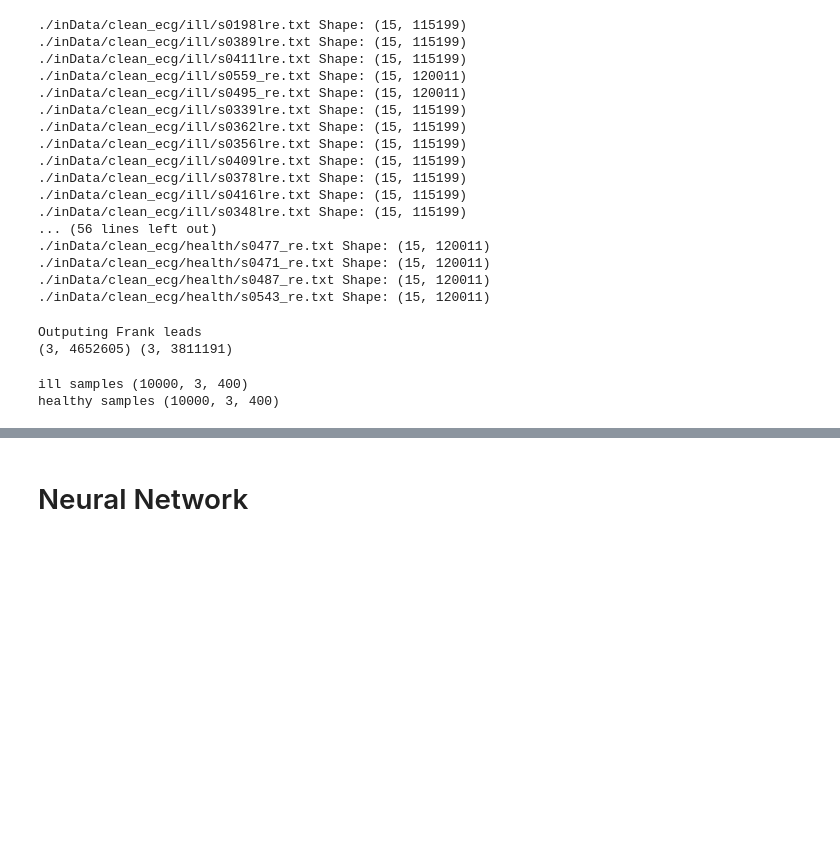
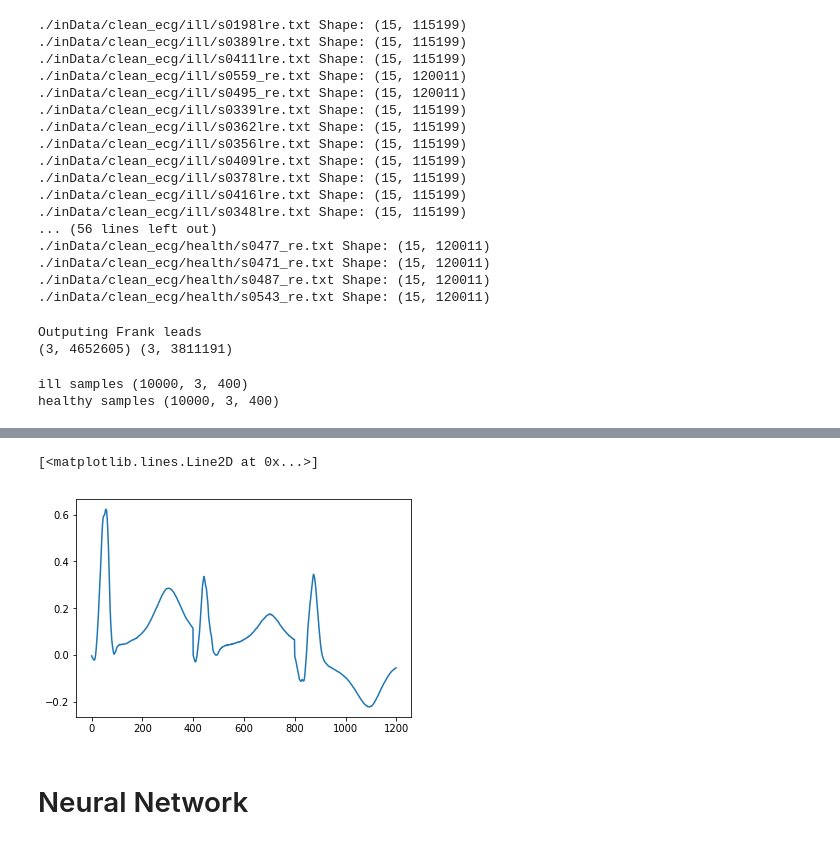
Before and after one commit to Smith42/neuralnet-mcg, a Jupyter notebook: prototypeThree-cleanECG.ipynb, the cells around one changed output, grey strips where cells are left out. Cells and saved outputs as stored; diff of their text form; code cells hidden in the pictures; blank space fills up the shorter version.

```diff
--- a/prototypeThree-cleanECG.ipynb
+++ b/prototypeThree-cleanECG.ipynb
@@ -271,3 +272,8 @@ visualiseData(ecgData, classData, 5, False)
+# %%
+plt.plot(ecgData[0])
+# %% [output]
+[<matplotlib.lines.Line2D at 0x...>]
+[figure, added]
 # %% [markdown]
 # Neural Network
 # %%
```
Also changed, not shown: parts of 6 cells of this notebook, 1 other file.
